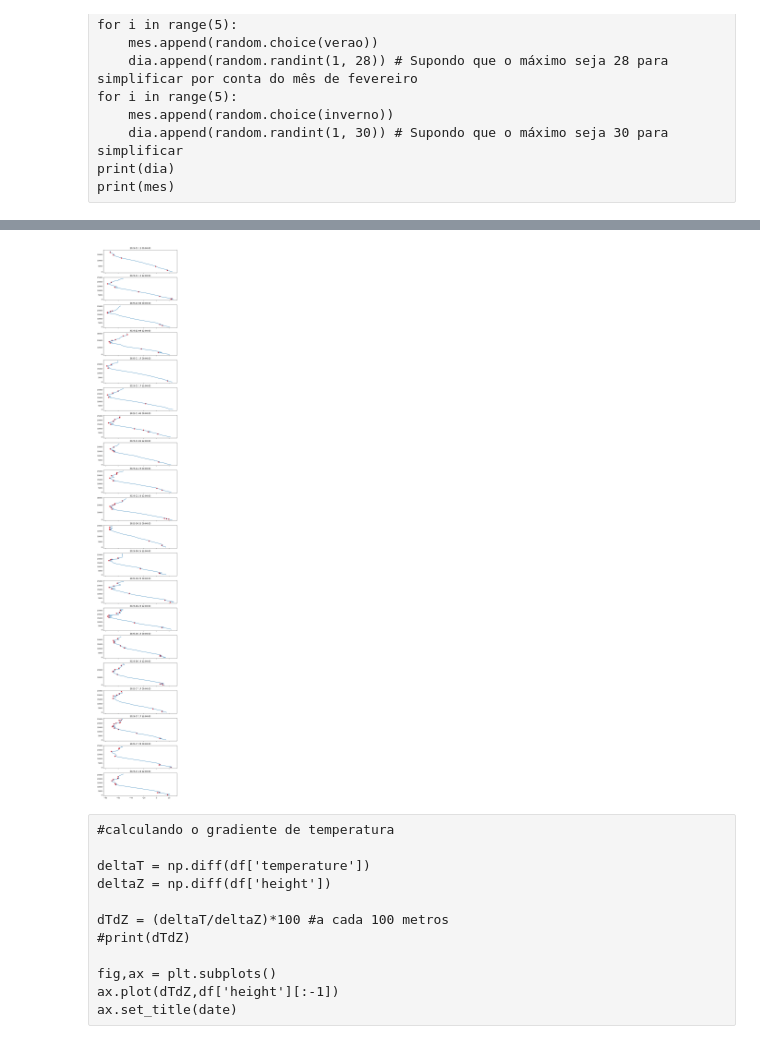
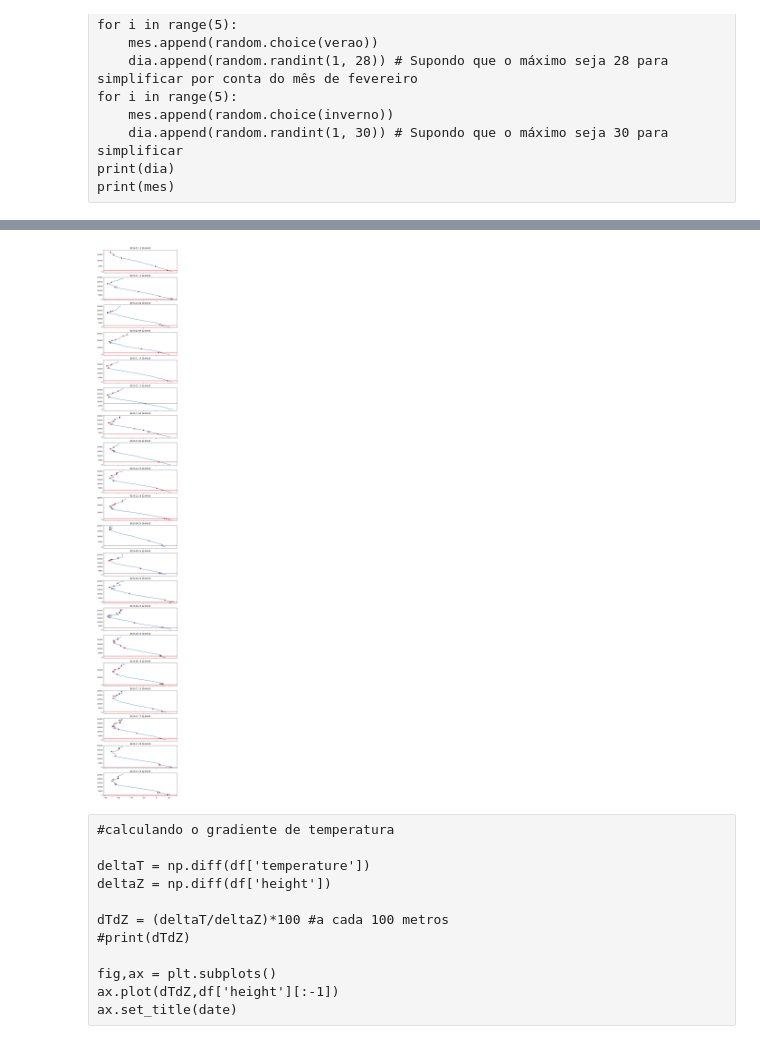
Before and after one commit to Bianca-bonetti/controledepoluicaoatm, a Jupyter notebook: Atividade2.ipynb, the cells around one changed output, grey strips where cells are left out. Saved outputs shown, nothing was run; the diff lists cells and outputs as text; code cells hidden in the pictures.

```diff
--- a/Atividade2.ipynb
+++ b/Atividade2.ipynb
@@ -260,4 +260,8 @@ for i in range(10):
 
         inversao = np.array(inversao)
         ax[index-1].scatter(df['temperature'][inversao], df['height'][inversao], color='red', marker='o')
+
+        #indentificando a camada limite
+        ax[index-1].axhline(y=df['height'][inversao[0]], color='r')
+        print('No dia '+str(date)+' a altura da camada limite é de '+str(df['height'][inversao[0]])+'m')
 # %% [output]
@@ -264,4 +288,4 @@ for i in range(10):
-[figure, old version]
+[figure, new version]
 # %%
 #fazendo figura do perfil de temperatura (Falar qual parte da atmosfera é instavel, neutra e estavel calculando ogradiente de temperatura)
 #fig,ax = plt.subplots()
```
Also changed, not shown: parts of 2 cells of this notebook.
